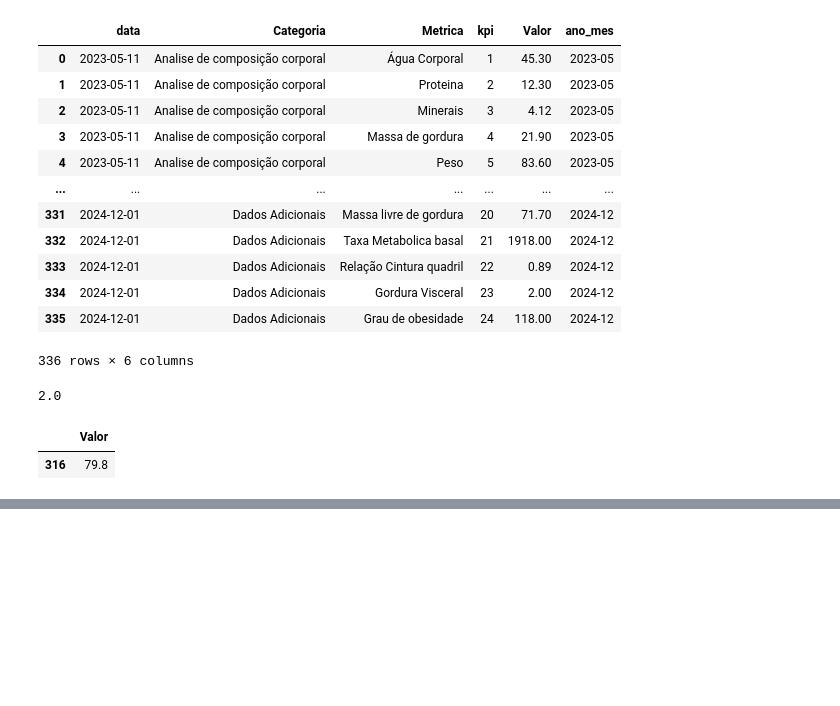
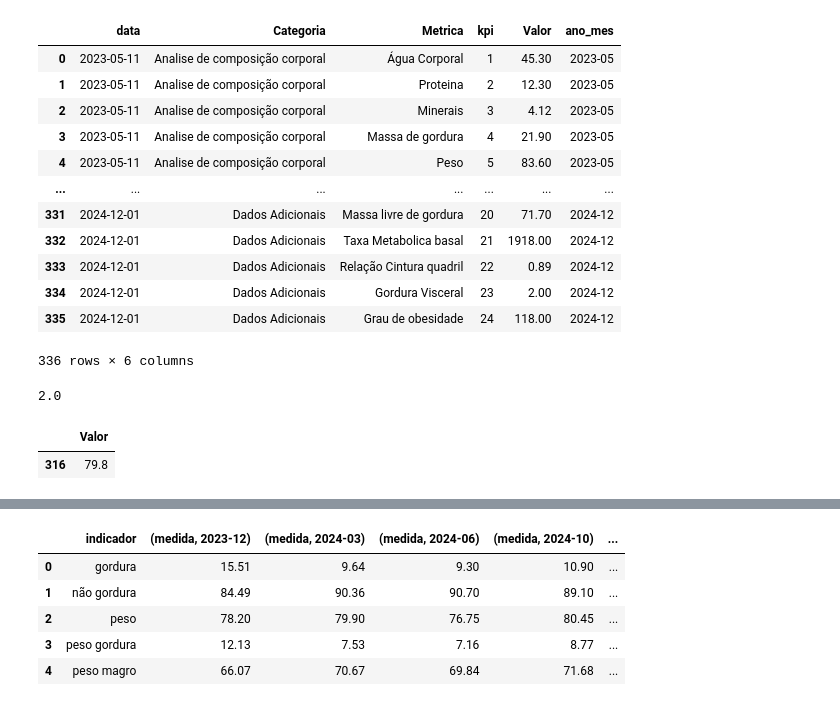
Before and after one commit to gabrielmprata/inbody_bio, a Jupyter notebook: evol_medidas.ipynb, the cells around one changed output, grey strips where cells are left out. Drawn from its saved outputs; the diff is of its cells as text; code cells hidden in the pictures; blank space fills up the shorter version.

```diff
--- a/evol_medidas.ipynb
+++ b/evol_medidas.ipynb
@@ -472,3 +472,26 @@ fig.update_traces(line_width=2,textposition='top center')
 fig.show()
 # %% [output]
 [interactive output not drawn]
+# %%
+df_adp_his = (df_adp[['data','ano_mes','indicador', 'medida']]
+             [((df_adp['indicador'] == 'peso gordura') |
+              (df_adp['indicador'] == 'peso magro') | (df_adp['indicador'] == 'peso') |
+               (df_adp['indicador'] == 'não gordura') | (df_adp['indicador'] == 'gordura')  )]
+             )
+# %%
+# Criando pivot table
+pv_adp_his = pd.pivot_table(df_adp_his, index=['indicador'], aggfunc='sum', columns=['ano_mes'], values=['medida'],fill_value=0)
+# %%
+df_adp_his = pv_adp_his.set_axis(pv_adp_his.columns.tolist(), axis=1).reset_index()
+# %%
+df_adp_his["historico"] = "[" + df_adp_his[('medida', '2023-12')].apply(str) + ", " + df_adp_his[('medida', '2024-03')].apply(str) + ", " + df_adp_his[('medida', '2024-06')].apply(str) + ", " + df_adp_his[('medida', '2024-10')].apply(str) + ", " + df_adp_his[('medida', '2024-11')].apply(
+    str) + ", " + df_adp_his[('medida', '2024-12')].apply(str)+ "]"
+
+df_adp_his
+# %% [output]
+|  | indicador | (medida, 2023-12) | (medida, 2024-03) | (medida, 2024-06) | (medida, 2024-10) | ... |
+| 0 | gordura | 15.51 | 9.64 | 9.30 | 10.90 | ... |
+| 1 | não gordura | 84.49 | 90.36 | 90.70 | 89.10 | ... |
+| 2 | peso | 78.20 | 79.90 | 76.75 | 80.45 | ... |
+| 3 | peso gordura | 12.13 | 7.53 | 7.16 | 8.77 | ... |
+| 4 | peso magro | 66.07 | 70.67 | 69.84 | 71.68 | ... |
```
Also changed, not shown: parts of 1 cell of this notebook.
